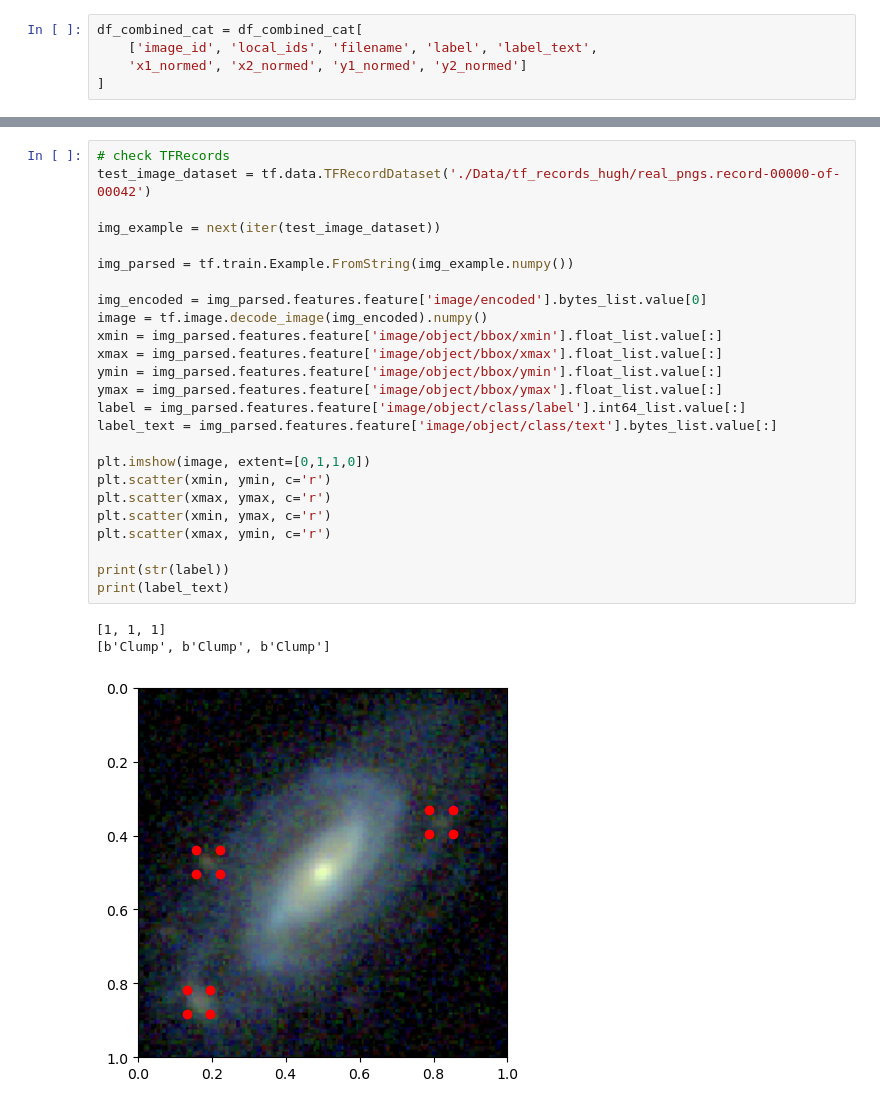
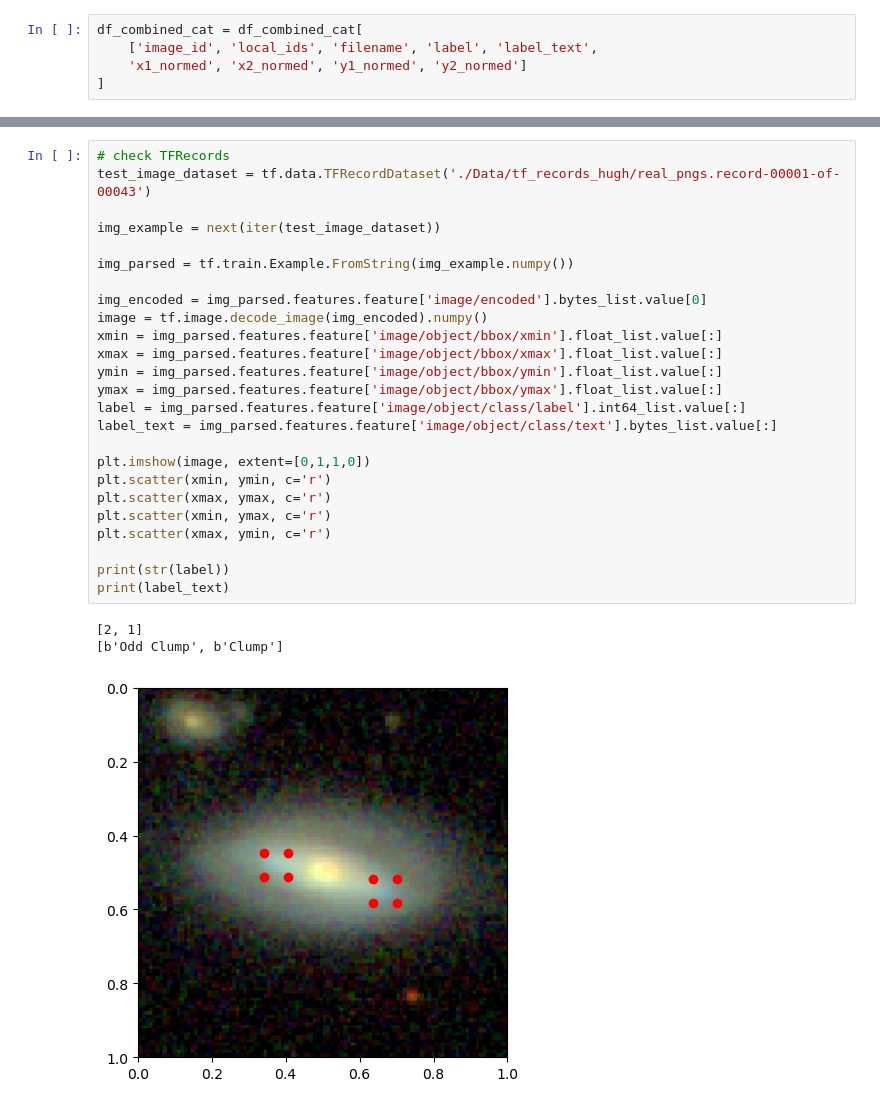
Before and after one commit to ou-astrophysics/Faster-R-CNN-for-Galaxy-Zoo-Clump-Scout, a Jupyter notebook: Faster-RCNN - TFOD/GZ2_ClumpScout_createTFRecords_for_object_detection.ipynb, the cells around one changed output, grey strips where cells are left out. Saved outputs shown, nothing was run; the diff lists cells and outputs as text.

```diff
--- a/Faster-RCNN - TFOD/GZ2_ClumpScout_createTFRecords_for_object_detection.ipynb
+++ b/Faster-RCNN - TFOD/GZ2_ClumpScout_createTFRecords_for_object_detection.ipynb
@@ -338,29 +354,29 @@ print(label_text)
 # %%
 # check TFRecords
-test_image_dataset = tf.data.TFRecordDataset('./Data/tf_records_hugh/real_pngs.record-00000-of-00042')
+test_image_dataset = tf.data.TFRecordDataset('./Data/tf_records_hugh/real_pngs.record-00001-of-00043')
 
 img_example = next(iter(test_image_dataset))
 
 img_parsed = tf.train.Example.FromString(img_example.numpy())
 
 img_encoded = img_parsed.features.feature['image/encoded'].bytes_list.value[0]
 image = tf.image.decode_image(img_encoded).numpy()
 xmin = img_parsed.features.feature['image/object/bbox/xmin'].float_list.value[:]
 xmax = img_parsed.features.feature['image/object/bbox/xmax'].float_list.value[:]
 ymin = img_parsed.features.feature['image/object/bbox/ymin'].float_list.value[:]
 ymax = img_parsed.features.feature['image/object/bbox/ymax'].float_list.value[:]
 label = img_parsed.features.feature['image/object/class/label'].int64_list.value[:]
 label_text = img_parsed.features.feature['image/object/class/text'].bytes_list.value[:]
 
 plt.imshow(image, extent=[0,1,1,0])
 plt.scatter(xmin, ymin, c='r')
 plt.scatter(xmax, ymax, c='r')
 plt.scatter(xmin, ymax, c='r')
 plt.scatter(xmax, ymin, c='r')
 
 print(str(label))
 print(label_text)
 # %% [output]
-[1, 1, 1]
-[b'Clump', b'Clump', b'Clump']
+[2, 1]
+[b'Odd Clump', b'Clump']
-[figure, old version]
+[figure, new version]
```
Also changed, not shown: parts of 19 cells of this notebook, 1 other file.
